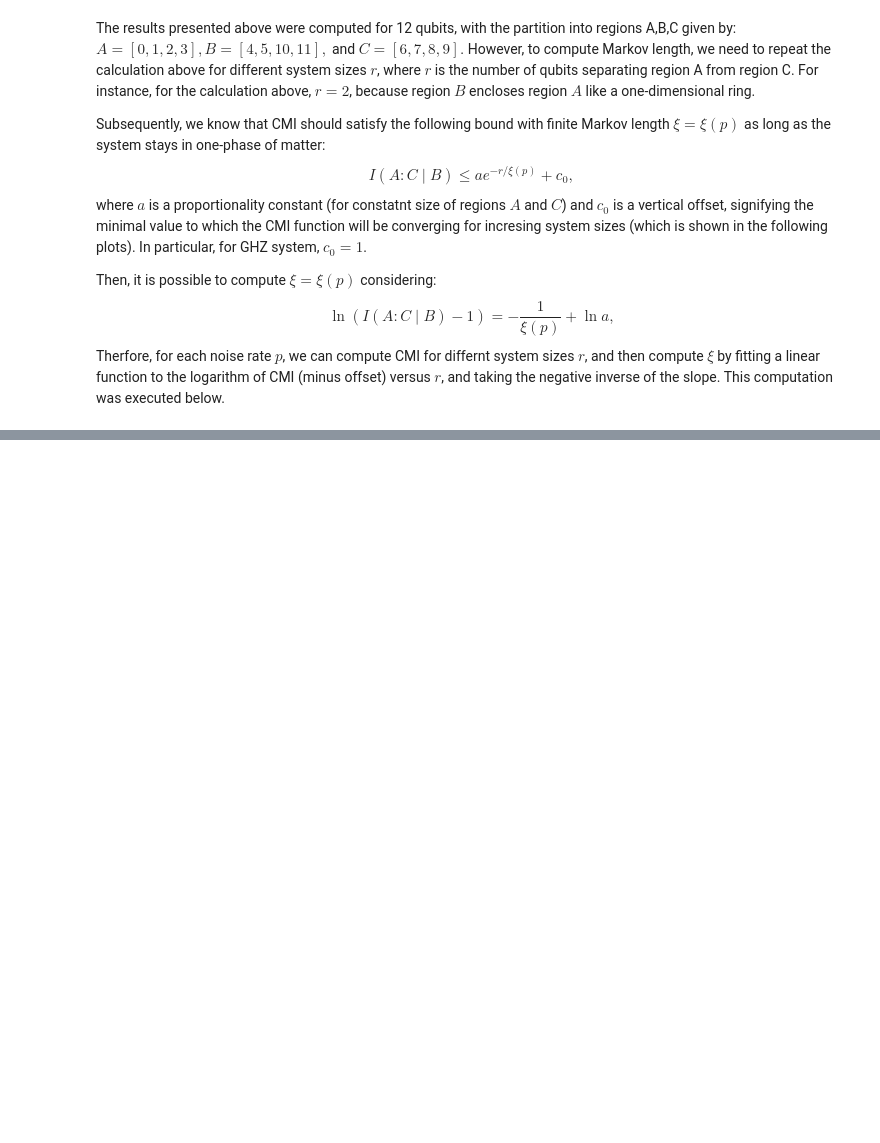
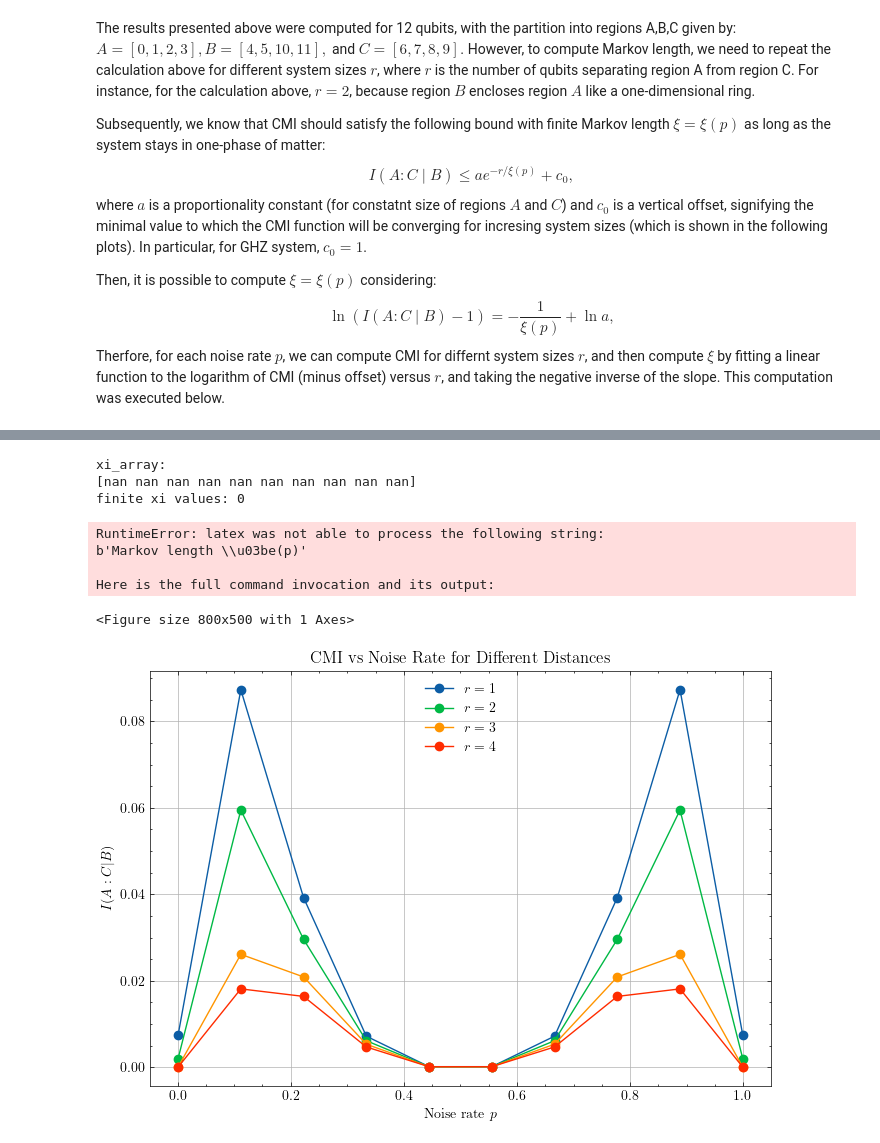
Before and after one commit to HannaKarwowska/PSI-Essay, a Jupyter notebook: New_codes/GHZ_state.ipynb, the cells around one changed output, grey strips where cells are left out. Cells and saved outputs as stored; diff of their text form; code cells hidden in the pictures; blank space fills up the shorter version.

```diff
--- a/New_codes/GHZ_state.ipynb
+++ b/New_codes/GHZ_state.ipynb
@@ -334,6 +334,9 @@ Then, it is possible to compute $\xi = \xi(p)$ considering:
 \ln(I(A:C \mid B) - 1) = -\frac{1}{\xi(p)} + \ln{a},
 \end{equation}
 Therfore, for each noise rate $p$, we can compute CMI for differnt system sizes $r$, and then compute $\xi$ by fitting a linear function to the logarithm of CMI (minus offset) versus $r$, and taking the negative inverse of the slope. This computation was executed below.
+# %%
+#Smaller parameters
+p_array2 = np.linspace(0.001,0.999,10)
 # %%
 # ============================================================
 # Markov length from decay of I(A:C|B) - 1
@@ -411,0 +509,61 @@ print("finite xi values:", np.sum(np.isfinite(xi_array)))
+# %%
+xi_array = np.array([
+    fit_markov_length_offset(distances, cmi_matrix[ip], offset=1.0)
+    for ip in range(len(p_array2))
+])
+
+print("xi_array:")
+print(xi_array)
+print("finite xi values:", np.sum(np.isfinite(xi_array)))
+# %% [output]
+xi_array:
+[nan nan nan nan nan nan nan nan nan nan]
+finite xi values: 0
+# %%
+# ============================================================
+# Plot xi(p) vs p
+# ============================================================
+
+valid = np.isfinite(xi_array)
+
+plt.style.use('science')
+plt.figure(figsize=(8, 5))
+
+plt.plot(p_array2[valid],xi_array[valid], marker='o',lw=2)
+
+plt.xlabel("Noise rate p")
+plt.ylabel("Markov length ξ(p)")
+plt.title("Markov Length from Decay of I(A:C|B) - 1")
+
+plt.grid(True)
+plt.show()
+# %% [output]
+RuntimeError: latex was not able to process the following string:
+b'Markov length \\u03be(p)'
+
+Here is the full command invocation and its output:
+<Figure size 800x500 with 1 Axes>
+# %%
+# ============================================================
+# CMI vs noise rate p for different distances r
+# ============================================================
+
+
+plt.style.use('science')
+plt.figure(figsize=(7,5))
+
+# Choose which distances to display
+#selected_distances = [1, 2, 4, 6, 8]
+
+for r in distances:
+    plt.plot(p_array2,cmi_matrix[:, r-1],marker='o',label=fr"$r={r}$")
+
+plt.xlabel("Noise rate $p$")
+plt.ylabel(r"$I(A:C|B)$")
+plt.title("CMI vs Noise Rate for Different Distances")
+plt.legend()
+plt.grid(True)
+plt.tight_layout()
+plt.show()
+# %% [output]
+[figure, added]
```
Also changed, not shown: parts of 8 cells of this notebook, 2 other files.
